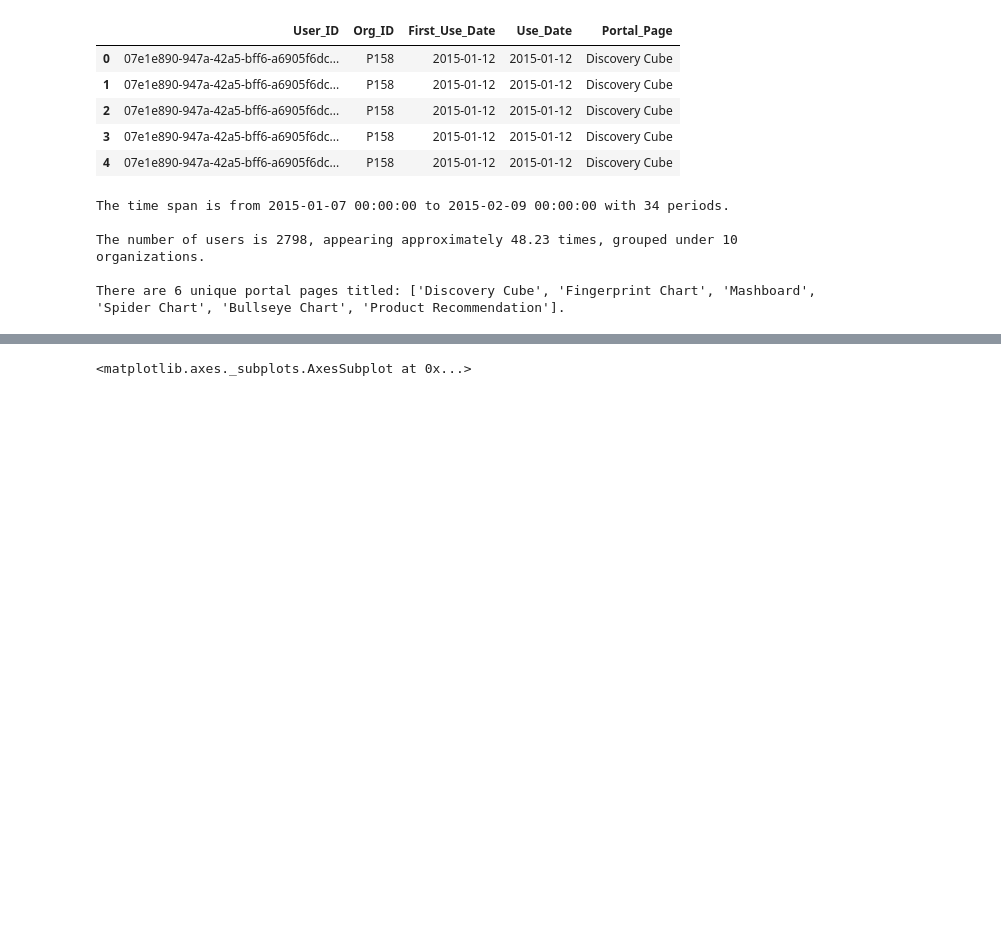
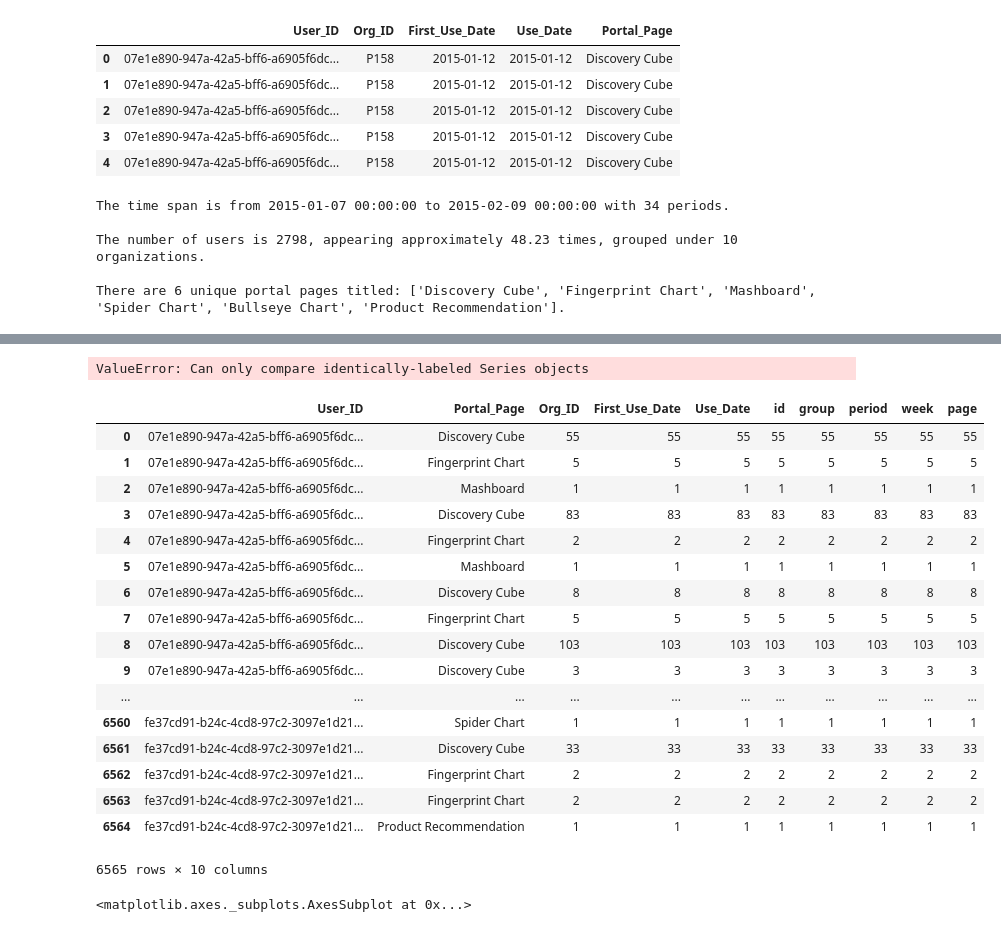
Before and after one commit to ChristopherDaigle/ConvexOptimizationWithPython, a Jupyter notebook: NotesAndTutorials/r4.ipynb, the cells around one changed output, grey strips where cells are left out. Saved outputs shown, nothing was run; the diff lists cells and outputs as text; code cells hidden in the pictures; blank space fills up the shorter version.

```diff
--- a/NotesAndTutorials/r4.ipynb
+++ b/NotesAndTutorials/r4.ipynb
@@ -117,3 +197,28 @@ df.head()
+# %%
+df1['Portal_Page'] == df2['Portal_Page']
+# %% [output]
+ValueError: Can only compare identically-labeled Series objects
+# %%
+df.groupby(['User_ID','Portal_Page']).count().reset_index()
+# %% [output]
+|  | User_ID | Portal_Page | Org_ID | First_Use_Date | Use_Date | id | group | period | week | page |
+| 0 | 07e1e890-947a-42a5-bff6-a6905f6dc... | Discovery Cube | 55 | 55 | 55 | 55 | 55 | 55 | 55 | 55 |
+| 1 | 07e1e890-947a-42a5-bff6-a6905f6dc... | Fingerprint Chart | 5 | 5 | 5 | 5 | 5 | 5 | 5 | 5 |
+| 2 | 07e1e890-947a-42a5-bff6-a6905f6dc... | Mashboard | 1 | 1 | 1 | 1 | 1 | 1 | 1 | 1 |
+| 3 | 07e1e890-947a-42a5-bff6-a6905f6dc... | Discovery Cube | 83 | 83 | 83 | 83 | 83 | 83 | 83 | 83 |
+| 4 | 07e1e890-947a-42a5-bff6-a6905f6dc... | Fingerprint Chart | 2 | 2 | 2 | 2 | 2 | 2 | 2 | 2 |
+| 5 | 07e1e890-947a-42a5-bff6-a6905f6dc... | Mashboard | 1 | 1 | 1 | 1 | 1 | 1 | 1 | 1 |
+| 6 | 07e1e890-947a-42a5-bff6-a6905f6dc... | Discovery Cube | 8 | 8 | 8 | 8 | 8 | 8 | 8 | 8 |
+| 7 | 07e1e890-947a-42a5-bff6-a6905f6dc... | Fingerprint Chart | 5 | 5 | 5 | 5 | 5 | 5 | 5 | 5 |
+| 8 | 07e1e890-947a-42a5-bff6-a6905f6dc... | Discovery Cube | 103 | 103 | 103 | 103 | 103 | 103 | 103 | 103 |
+| 9 | 07e1e890-947a-42a5-bff6-a6905f6dc... | Discovery Cube | 3 | 3 | 3 | 3 | 3 | 3 | 3 | 3 |
+| ... | ... | ... | ... | ... | ... | ... | ... | ... | ... | ... |
+| 6560 | fe37cd91-b24c-4cd8-97c2-3097e1d21... | Spider Chart | 1 | 1 | 1 | 1 | 1 | 1 | 1 | 1 |
+| 6561 | fe37cd91-b24c-4cd8-97c2-3097e1d21... | Discovery Cube | 33 | 33 | 33 | 33 | 33 | 33 | 33 | 33 |
+| 6562 | fe37cd91-b24c-4cd8-97c2-3097e1d21... | Fingerprint Chart | 2 | 2 | 2 | 2 | 2 | 2 | 2 | 2 |
+| 6563 | fe37cd91-b24c-4cd8-97c2-3097e1d21... | Fingerprint Chart | 2 | 2 | 2 | 2 | 2 | 2 | 2 | 2 |
+| 6564 | fe37cd91-b24c-4cd8-97c2-3097e1d21... | Product Recommendation | 1 | 1 | 1 | 1 | 1 | 1 | 1 | 1 |
+6565 rows × 10 columns
 # %%
 sns.distplot(df['period'], kde = False, bins = 34, hist = True)
 # %% [output]
```
Also changed, not shown: parts of 9 cells of this notebook.
